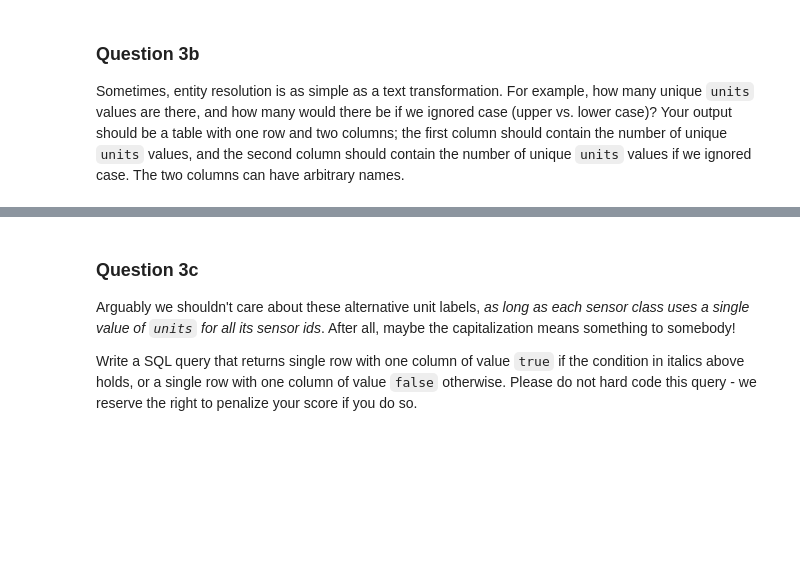
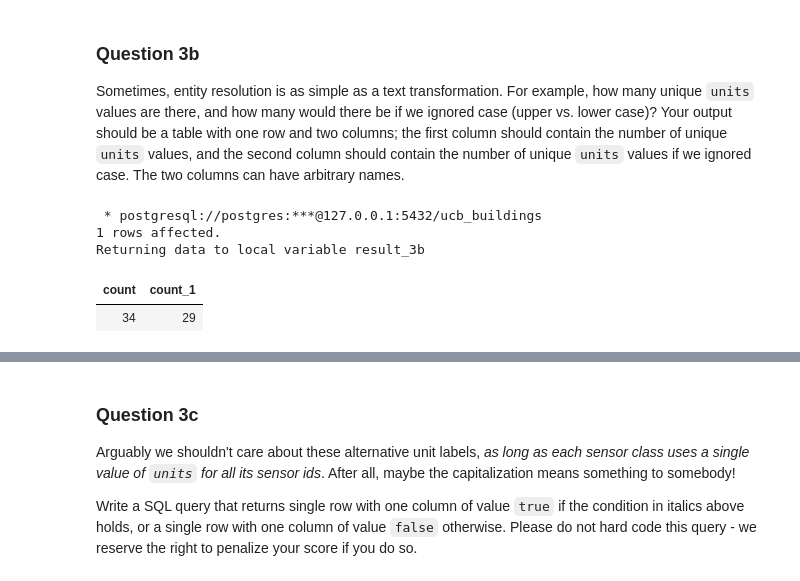
Before and after one commit to nhatanhcd2169/data101-fa22, a Jupyter notebook: proj/proj3/proj3.ipynb, the cells around one changed output, grey strips where cells are left out. Saved outputs shown, nothing was run; the diff lists cells and outputs as text; code cells hidden in the pictures; blank space fills up the shorter version.

```diff
--- a/proj/proj3/proj3.ipynb
+++ b/proj/proj3/proj3.ipynb
@@ -250,3 +418,18 @@ points: 0
+# %%
+%%sql result_3b <<
+SELECT
+    COUNT(DISTINCT units),
+    COUNT(DISTINCT LOWER(units))
+FROM metadata
+# %% [output]
+ * postgresql://postgres:***@127.0.0.1:5432/ucb_buildings
+1 rows affected.
+Returning data to local variable result_3b
+# %%
+result_3b
+# %% [output]
+| count | count_1 |
+| 34 | 29 |
 # %% [markdown]
 <!-- END QUESTION -->
 
```
Also changed, not shown: parts of 24 cells of this notebook.
